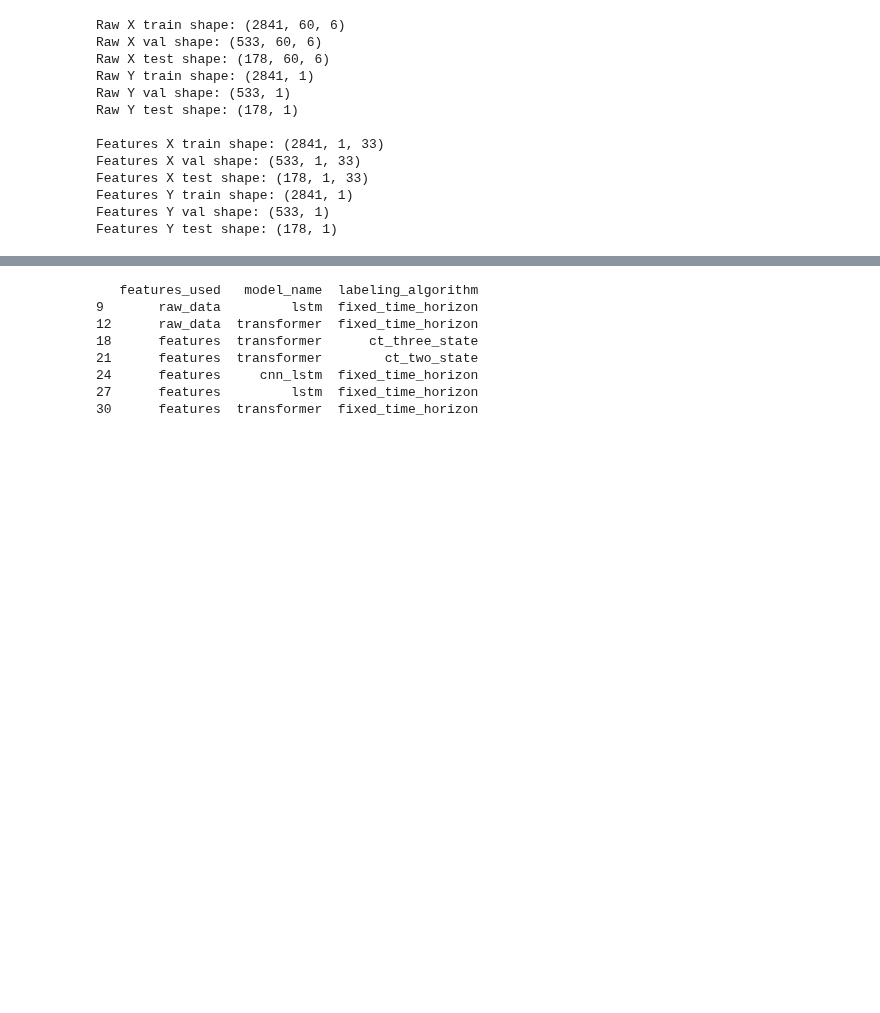
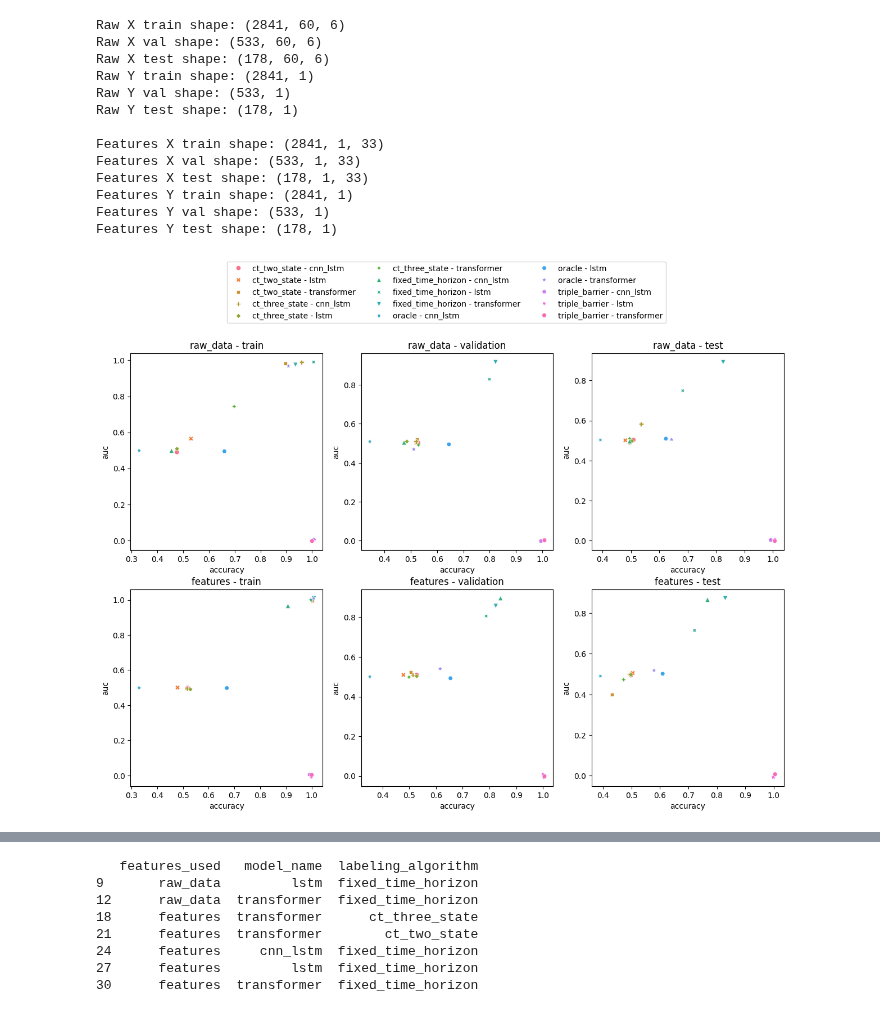
Before and after one commit to MDzaja/MasterThesis, a Jupyter notebook: models/test.ipynb, the cells around one changed output, grey strips where cells are left out. Cells and saved outputs as stored; diff of their text form; code cells hidden in the pictures; blank space fills up the shorter version.

```diff
--- a/models/test.ipynb
+++ b/models/test.ipynb
@@ -133,3 +133,7 @@ Features X test shape: (178, 1, 33)
 Features Y train shape: (2841, 1)
 Features Y val shape: (533, 1)
 Features Y test shape: (178, 1)
+# %%
+metrics_df = model_utils.plot_acc_auc('test_logs/test2/metrics.json')
+# %% [output]
+[figure, added]
```
Also changed, not shown: parts of 2 cells of this notebook, 2 other files.
